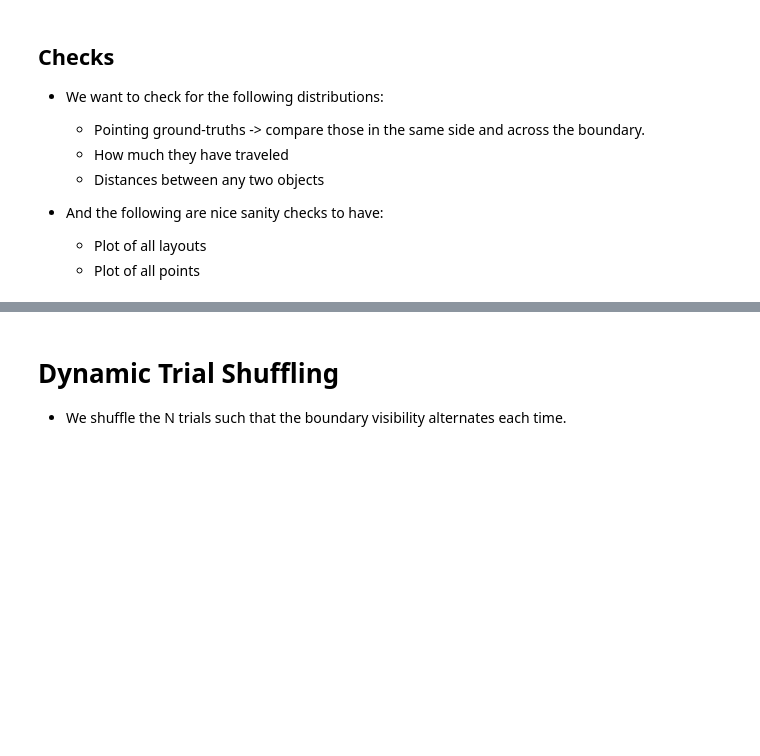
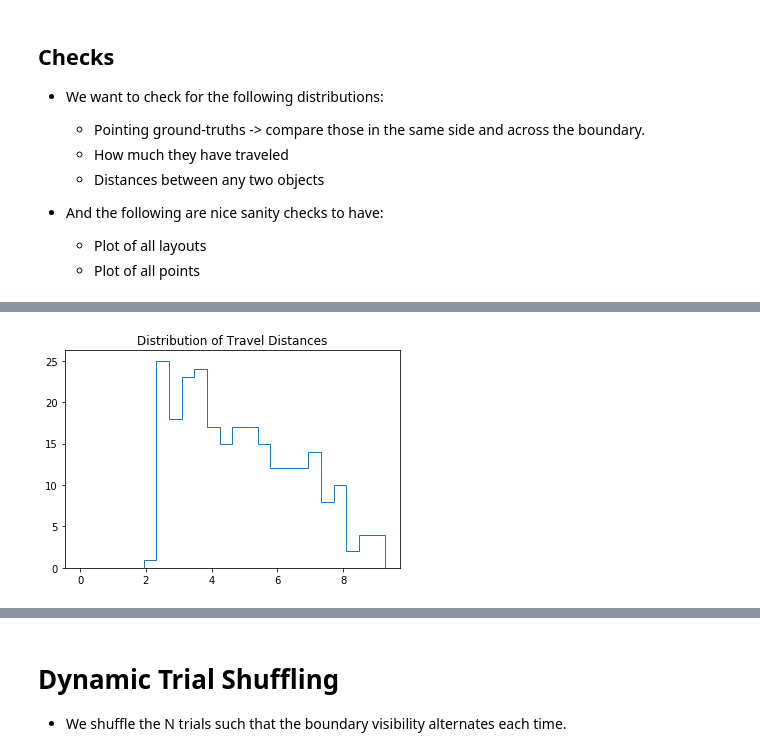
Before and after one commit to huffman-spatial-cognition-lab/Landmarks, a Jupyter notebook: pythonTrialConfiguration/v3.ipynb, the cells around one changed output, grey strips where cells are left out. Cells and saved outputs as stored; diff of their text form; code cells hidden in the pictures; blank space fills up the shorter version.

Commit message:
static check: travel distances

```diff
--- a/pythonTrialConfiguration/v3.ipynb
+++ b/pythonTrialConfiguration/v3.ipynb
@@ -136,3 +140,16 @@ plt.show()
+# %%
+# Travel Distance (TD)
+td_all = []
+
+for lay in layouts:
+    for i in range(len(lay) - 1):
+        td_all.append(lay[i].dist(lay[i+1]))
+# %%
+plt.hist(td_all, bins = 24, range = [0, max(td_all)] ,histtype='step')#, stacked=True)#, fill=False)
+plt.title("Distribution of Travel Distances")
+plt.show()
+# %% [output]
+[figure, added]
 # %%
 fig, axs = plt.subplots(2, 3, figsize = (9, 12))
 for i in range(N_POINTS_LAYOUT):
```
Also changed, not shown: parts of 4 cells of this notebook.
